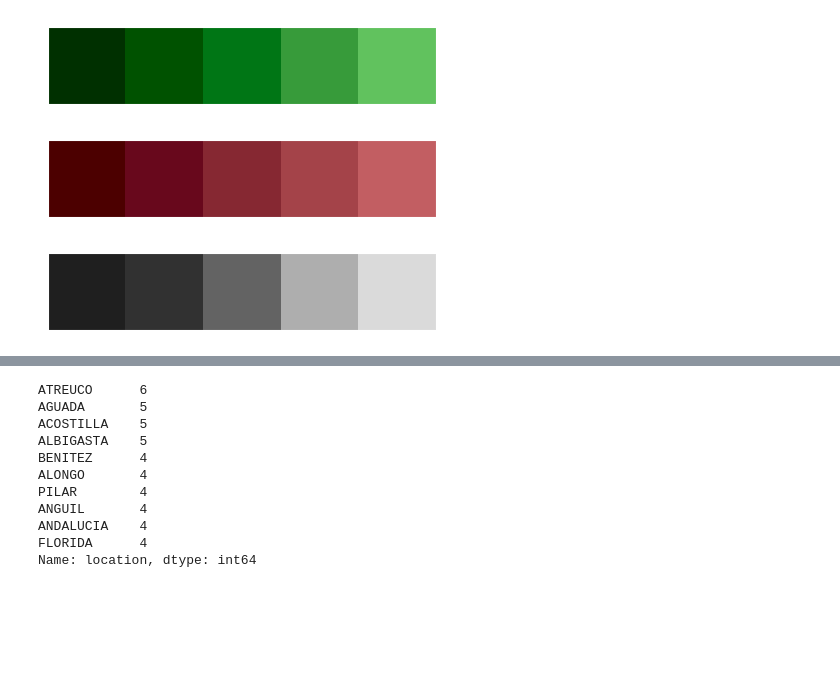
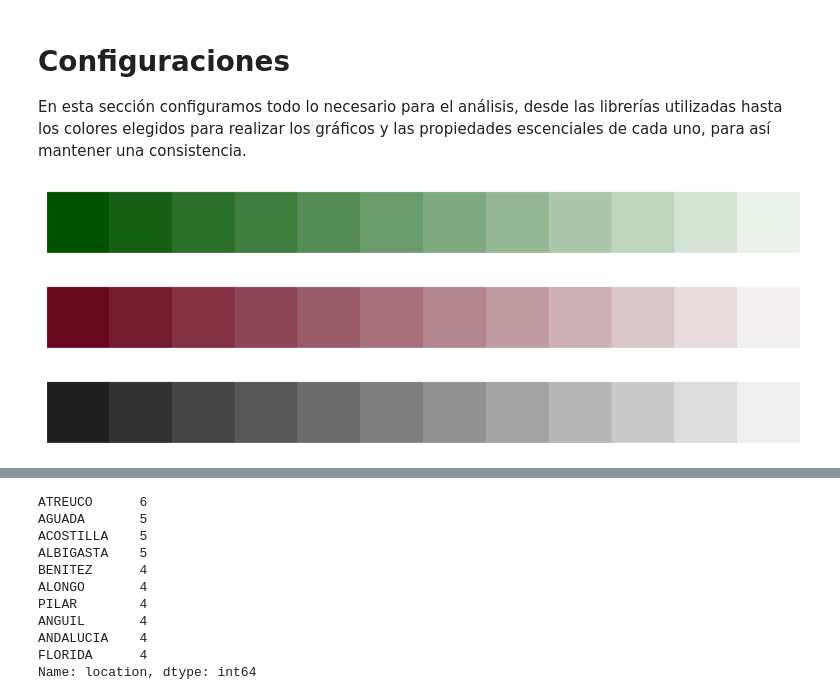
Before and after one commit to fajose/Skill-Up-DA-c-Python, a Jupyter notebook: assets/notebooks/Grupo A.ipynb, the cells around one changed output, grey strips where cells are left out. Cells and saved outputs as stored; diff of their text form; code cells hidden in the pictures; blank space fills up the shorter version.

```diff
--- a/assets/notebooks/Grupo A.ipynb
+++ b/assets/notebooks/Grupo A.ipynb
@@ -4,3 +12,7 @@
+# %% [markdown]
+# Configuraciones
+
+En esta sección configuramos todo lo necesario para el análisis, desde las librerías utilizadas hasta los colores elegidos para realizar los gráficos y las propiedades escenciales de cada uno, para así mantener una consistencia.
 # %%
 #Realizamos los imports necesarios
 import pandas as pd
@@ -11,14 +23,16 @@ import matplotlib.colors
 # %%
-plt.rcParams['figure.dpi'] = 100
-#plt.rcParams['figure.figsize'] = (8,12)
+plt.rcParams['figure.dpi'] = 120
+plt.rcParams['legend.frameon'] = False
+
 sns.set_style('dark')
-colors_green = ["#61C25E","#379B3A","#007615","#005200","#003000"][::-1]
-colors_dark = ["#1F1F1F", "#313131", '#636363', '#AEAEAE', '#DADADA']
-colors_red = ["#C25E62","#A44349","#862832","#68081C","#4C0000"][::-1]
+colors_green = sns.light_palette("#005200", input='rgb',n_colors=12)[::-1]
+colors_red = sns.light_palette("#68081C", input='rgb',n_colors=12)[::-1]
+colors_dark = sns.light_palette("#1F1F1F", input='rgb',n_colors=12)[::-1]
+
 sns.palplot(colors_green)
 sns.palplot(colors_red)
 sns.palplot(colors_dark)
 # %% [output]
-[figure, old version]
+[figure, new version]
-[figure, old version]
+[figure, new version]
-[figure, old version]
+[figure, new version]
```
Also changed, not shown: parts of 118 cells of this notebook, 10 other files.
